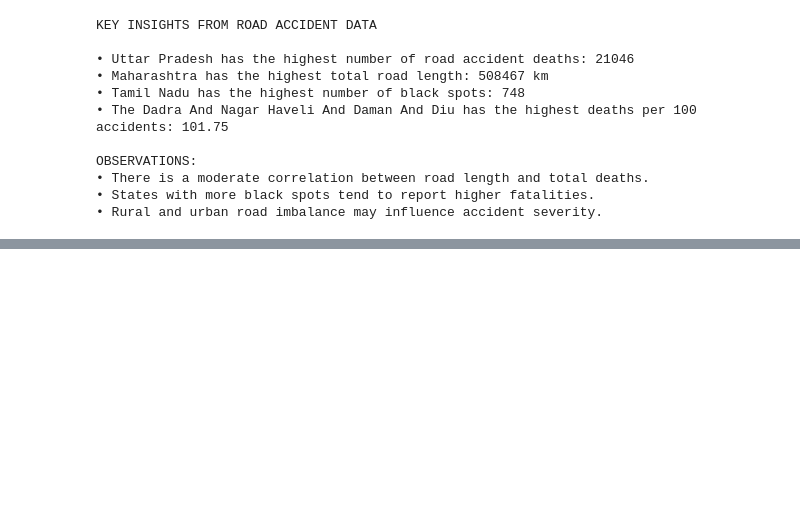
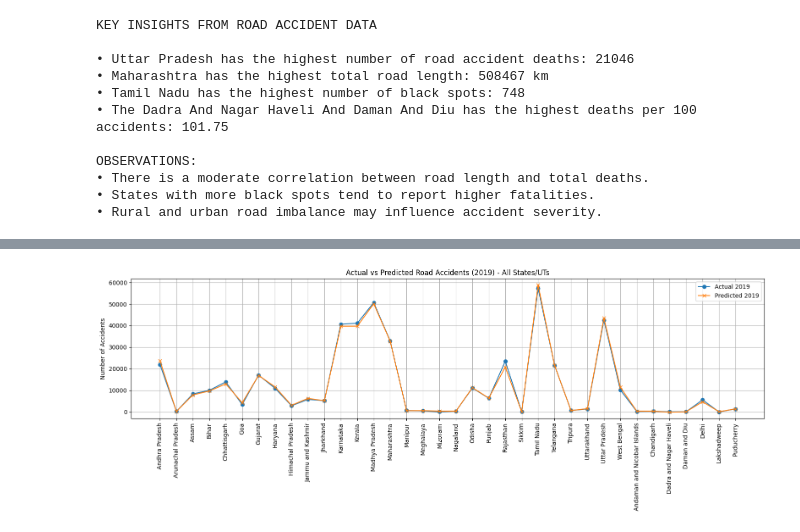
Before and after one commit to Atul-cyber2004/NICSI-PROJ-1, a Jupyter notebook: internship_road_accidents.ipynb, the cells around one changed output, grey strips where cells are left out. Cells and saved outputs as stored; diff of their text form; code cells hidden in the pictures; blank space fills up the shorter version.

```diff
--- a/internship_road_accidents.ipynb
+++ b/internship_road_accidents.ipynb
@@ -308,0 +230,87 @@ Mean CV RMSE: 3835.37
+# %%
+import pandas as pd
+import numpy as np
+from sklearn.linear_model import LinearRegression
+from sklearn.metrics import mean_squared_error, r2_score
+from sklearn.model_selection import train_test_split
+import matplotlib.pyplot as plt
+
+
+df = pd.read_csv("RA2019_A2.csv")
+df = df.rename(columns={
+    "States/UTs": "State",
+    "State/UT-Wise Total Number of Road Accidents during 2016": "2016",
+    "State/UT-Wise Total Number of Road Accidents during 2017": "2017",
+    "State/UT-Wise Total Number of Road Accidents during 2018": "2018",
+    "State/UT-Wise Total Number of Road Accidents during 2019 - Numbers": "2019",
+    "Total Number of Accidents Per Lakh Population - 2016": "Rate_Lakh_2016",
+    "Total Number of Accidents Per Lakh Population - 2017": "Rate_Lakh_2017",
+    "Total Number of Accidents Per Lakh Population - 2018": "Rate_Lakh_2018",
+    "Total Number of  Road Accidents per 10,000 Vehicles - 2016": "Rate_Vehicles_2016",
+    "Total Number of  Road Accidents per 10,000 Vehicles - 2017": "Rate_Vehicles_2017",
+    "Total Number of  Road Accidents per 10,000 Vehicles - 2018": "Rate_Vehicles_2018",
+    "Total Number of  Road Accidents per 10,000 Km of Roads - 2016": "Rate_Roads_2016",
+    "Total Number of  Road Accidents per 10,000 Km of Roads - 2017": "Rate_Roads_2017",
+    "Total Number of  Road Accidents per 10,000 Km of Roads - 2018(P)": "Rate_Roads_2018"
+})
+
+
+df = df[df["State"].str.strip().str.lower() != "total"]
+
+numeric_cols = [
+    "2016", "2017", "2018", "2019",
+    "Rate_Lakh_2016", "Rate_Lakh_2017", "Rate_Lakh_2018",
+    "Rate_Vehicles_2016", "Rate_Vehicles_2017", "Rate_Vehicles_2018",
+    "Rate_Roads_2016", "Rate_Roads_2017", "Rate_Roads_2018"
+]
+for col in numeric_cols:
+    df[col] = pd.to_numeric(df[col].astype(str).str.replace(',', '').str.strip(), errors='coerce')
+
+
+df[numeric_cols] = df[numeric_cols].interpolate(axis=1, limit_direction='both')
+df[numeric_cols] = df[numeric_cols].fillna(method='ffill', axis=1).fillna(method='bfill', axis=1)
+
+# no nan
+assert df[numeric_cols].isna().sum().sum() == 0, "Some missing values were not filled."
+
+
+features = [
+    "2016", "2017", "2018",
+    "Rate_Lakh_2016", "Rate_Lakh_2017", "Rate_Lakh_2018",
+    "Rate_Vehicles_2016", "Rate_Vehicles_2017", "Rate_Vehicles_2018",
+    "Rate_Roads_2016", "Rate_Roads_2017", "Rate_Roads_2018"
+]
+X = df[features]
+y = df["2019"]
+
+
+X_train, X_test, y_train, y_test, states_train, states_test = train_test_split(
+    X, y, df["State"], test_size=0.2, random_state=42
+)
+
+
+model = LinearRegression()
+model.fit(X, y)
+y_pred_all = model.predict(X)
+
+
+plt.figure(figsize=(16, 6))
+plt.plot(df["State"], y, 'o-', label="Actual 2019")
+plt.plot(df["State"], y_pred_all, 'x-', label="Predicted 2019")
+plt.xticks(rotation=90)
+plt.ylabel("Number of Accidents")
+plt.title("Actual vs Predicted Road Accidents (2019) - All States/UTs")
+plt.legend()
+plt.grid(True)
+plt.tight_layout()
+plt.show()
+
+
+y_pred = model.predict(X_test)
+rmse = np.sqrt(mean_squared_error(y_test, y_pred))
+r2 = r2_score(y_test, y_pred)
+
+print(f"RMSE: {rmse:.2f}")
+print(f"R² Score: {r2:.4f}")
+# %% [output]
+[figure, added]
```
Also changed, not shown: parts of 6 cells of this notebook.
